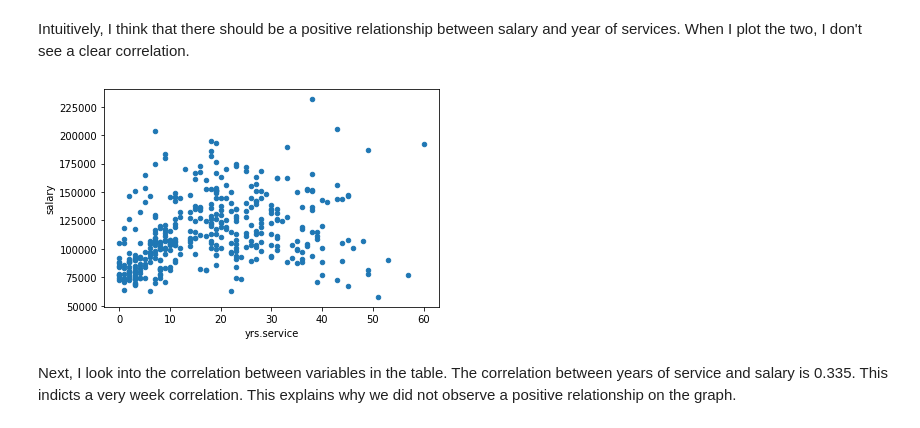
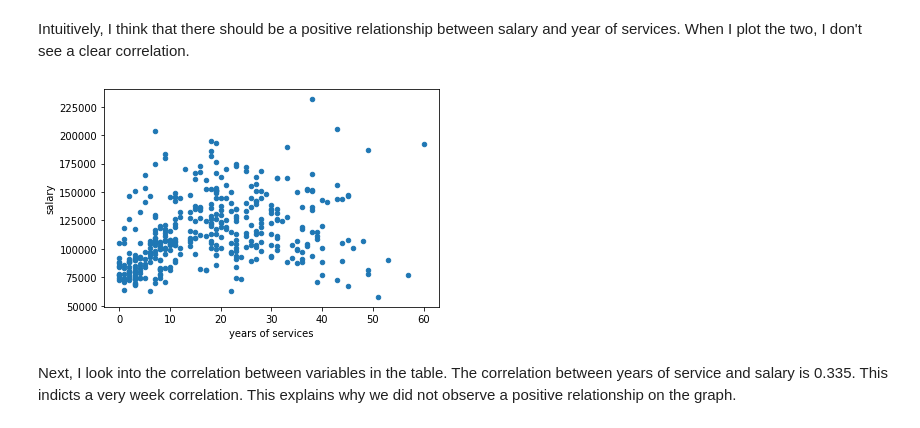
Before and after one commit to XiaonaZhou/data_analytics_2, a Jupyter notebook: Python/Unit_3/Unit3_Python_Advanced_Pandas_DataWrangling_Assignment.ipynb, the cells around one changed output. Cells and saved outputs as stored; diff of their text form; code cells hidden in the pictures.

```diff
--- a/Python/Unit_3/Unit3_Python_Advanced_Pandas_DataWrangling_Assignment.ipynb
+++ b/Python/Unit_3/Unit3_Python_Advanced_Pandas_DataWrangling_Assignment.ipynb
@@ -169,10 +169,12 @@ df.head()
 Intuitively, I think that there should be a positive relationship between salary and year of services. When I plot the two, I don't see a clear correlation.
 # %%
 df.plot(kind = 'scatter', x = 'yrs.service', y = 'salary')
+plt.xlabel("years of services")
+plt.ylabel("salary")
 
 plt.show()
 # %% [output]
-[figure, old version]
+[figure, new version]
 # %% [markdown]
 Next, I look into the correlation between variables in the table. The correlation between years of service and salary is 0.335. This indicts a very week correlation. This explains why we did not observe a positive relationship on the graph.
 # %%
```
Also changed, not shown: parts of 6 cells of this notebook.
